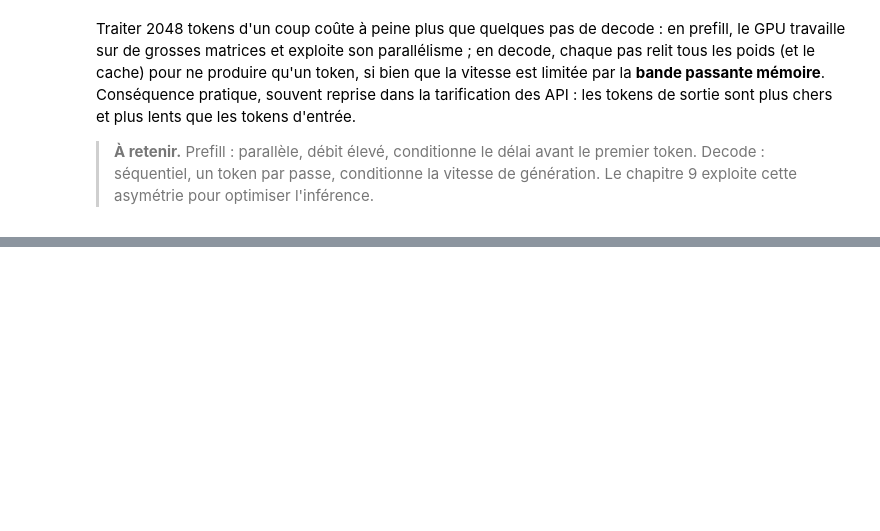
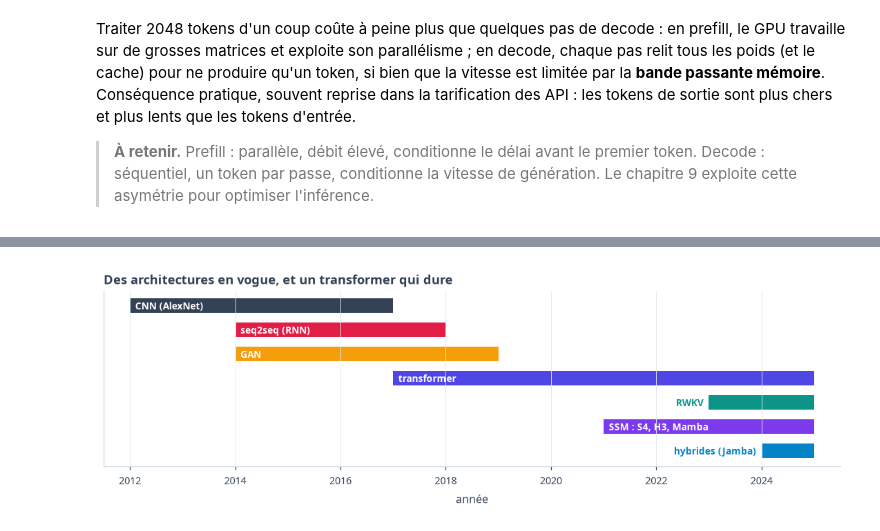
Before and after one commit to gwils28/AI_Engineering__ByTheBook, a Jupyter notebook: notebooks/ch02_comprendre_modeles_fondation/ch02_cours_2_taille_et_echelle.ipynb, the cells around one changed output, grey strips where cells are left out. Cells and saved outputs as stored; diff of their text form; code cells hidden in the pictures; blank space fills up the shorter version.

Commit message:
Cours ch02 : Au-delà du transformer ; Parcimonie et mélange d'experts (+5)

```diff
--- a/notebooks/ch02_comprendre_modeles_fondation/ch02_cours_2_taille_et_echelle.ipynb
+++ b/notebooks/ch02_comprendre_modeles_fondation/ch02_cours_2_taille_et_echelle.ipynb
@@ -292,0 +300,16 @@ que les tokens d'entrée.
+# %%
+eras = [("CNN (AlexNet)", 2012, 2017, SLATE), ("seq2seq (RNN)", 2014, 2018, ROSE), ("GAN", 2014, 2019, AMBER),
+        ("transformer", 2017, 2025, INDIGO), ("RWKV", 2023, 2025, TEAL), ("SSM : S4, H3, Mamba", 2021, 2025, VIOLET),
+        ("hybrides (Jamba)", 2024, 2025, SKY)]
+fig, ax = plt.subplots(figsize=(10, 3.4))
+for i, (name, a, b, c) in enumerate(eras):
+    ax.barh(i, b - a, left=a, color=c, height=0.6)
+    if b - a >= 3:
+        ax.text(a + 0.1, i, name, va="center", color="white", fontsize=9, fontweight="bold")
+    else:
+        ax.text(a - 0.1, i, name, va="center", ha="right", color=c, fontsize=9, fontweight="bold")
+ax.set_yticks([]); ax.invert_yaxis(); ax.set_xlim(2011.5, 2025.5)
+ax.set_xlabel("année"); ax.set_title("Des architectures en vogue, et un transformer qui dure")
+plt.tight_layout(); plt.show()
+# %% [output]
+[figure, added]
```
Also changed, not shown: parts of 34 cells of this notebook.
